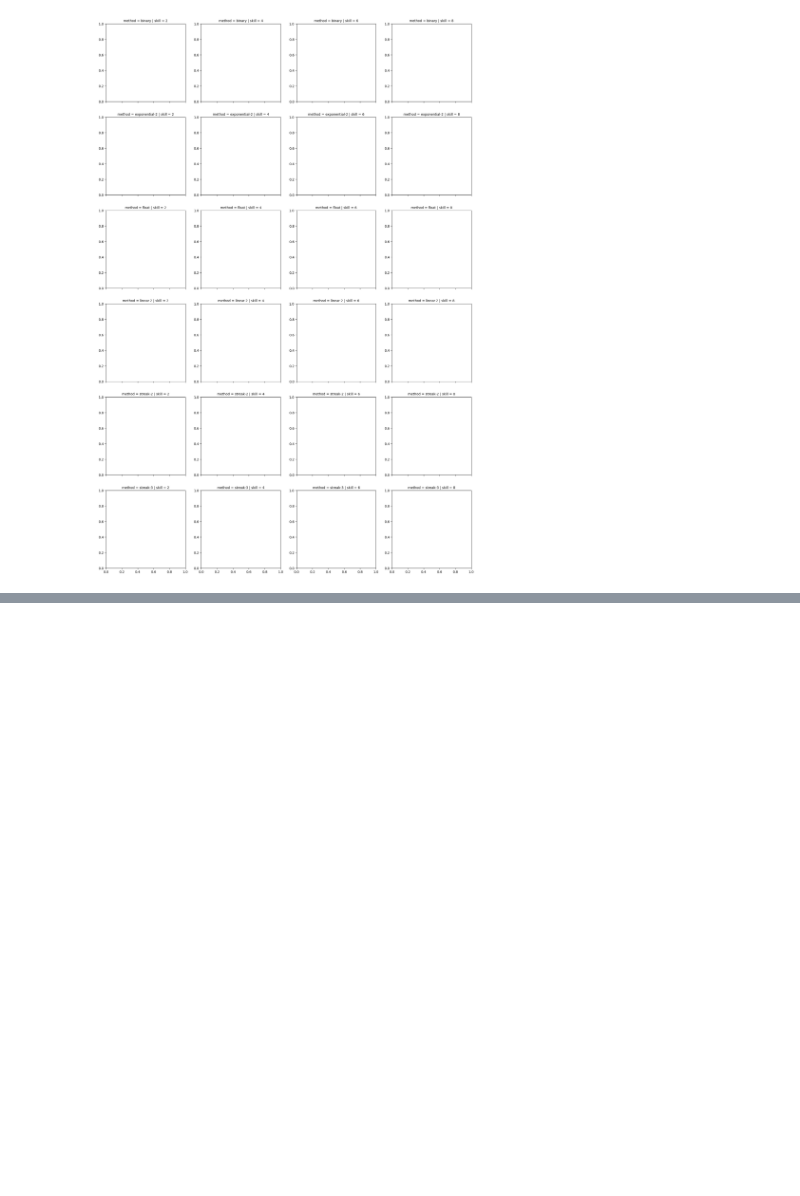
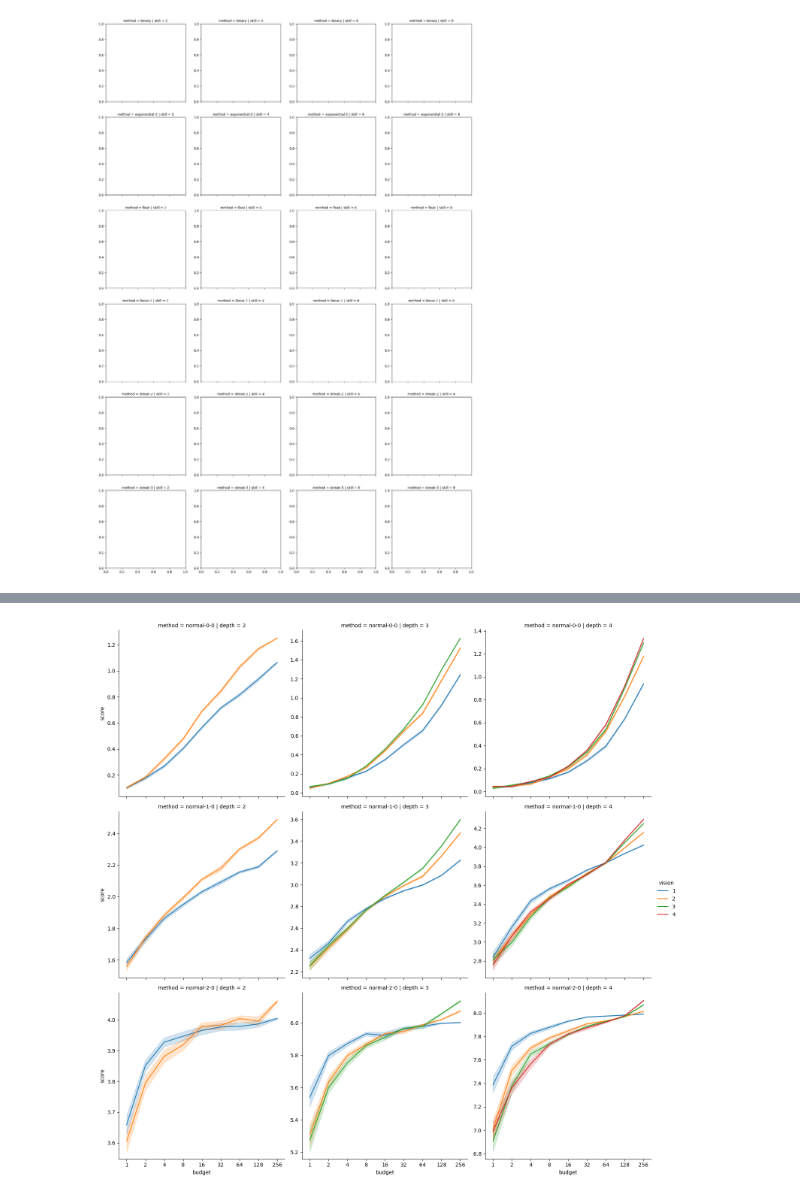
Before and after one commit to saumikn/gymnasium-test, a Jupyter notebook: tree.ipynb, the cells around one changed output, grey strips where cells are left out. Saved outputs shown, nothing was run; the diff lists cells and outputs as text; code cells hidden in the pictures; blank space fills up the shorter version.

```diff
--- a/tree.ipynb
+++ b/tree.ipynb
@@ -101,22 +102,3 @@ for d, df in df13[df13.depth.isin([8,12,16,20])].groupby(['depth',"window"]):
 (12, 12)
 KeyboardInterrupt:
 [figure]
-# %%
-for d, df_ in df15[(df15.lr == 1)].groupby(['lr',"depth"]):
-    print(d)
-    g = sns.relplot(
-        data=df_.astype({"budget": "str", "skill": "str"}),
-        x="budget",
-        y="score",
-        hue="skill",
-        row="method",
-        col="depth",
-        kind="line",
-        errorbar="se",
-        facet_kws={'sharey': False}
-    )
-    display(g.figure)
-    plt.close(g.figure)
-    display(df_.pivot_table(index="budget", columns="skill", values="test").round(3).style.highlight_max(props='font-weight:bold;', axis=1))
-    display(df_.pivot_table(index="budget", columns="skill", values="seed", aggfunc='size'))
-    print("\n" + "="*50 + "\n")
@@ -186,0 +105,61 @@ for d, df_ in df15[(df15.lr == 1)].groupby(['lr',"depth"]):
+# %%
+# skill = 'temp'
+skill = 'vision'
+
+if skill == 'temp':
+    df_ = df[df.temp != 0]
+else:
+    df_ = df[df.temp == 0]
+df_ = df_.astype({"budget": "str", "vision":"str", "temp":"str"})
+
+g = sns.relplot(
+    data=df_,
+    x="budget",
+    y="score",
+    hue=skill,
+    row="method",
+    col="depth",
+    kind="line",
+    errorbar="se",
+    facet_kws={'sharey': False},
+)
+display(g.figure)
+plt.close(g.figure)
+
+methods = list(df_.method.unique())
+
+def color_alternate_columns(row):
+    def get_style(idx, value):
+        style = ''
+        if (idx[0] + methods.index(row.name[0])) % 2 == 0:
+            style += "background-color: #E6F3FF;"
+        else:
+            style += "background-color: #E6FFE6;"
+
+        max_val = max(value_ for idx_, value_ in row.items() if idx_[0] == idx[0])
+        if value == max_val:
+            style += "font-weight: bold;"
+        return style
+
+    colors = [get_style(idx, value) for idx, value in row.items()]
+    return colors
+
+pivoted = df_.pivot_table(index=["method","budget"], columns=["depth", skill], values="test")
+display(pivoted.style.apply(color_alternate_columns, axis=1).format(precision=3))
+
+def color_alternate_columns(row):
+    def get_style(idx, value):
+        style = ''
+        if (idx[0] + methods.index(row.name[0])) % 2 == 0:
+            style += "background-color: #E6F3FF;"
+        else:
+            style += "background-color: #E6FFE6;"
+        return style
+    colors = [get_style(idx, value) for idx, value in row.items()]
+    return colors
+
+
+pivoted = df_.pivot_table(index=["method","budget"], columns=["depth", skill], values="seed", aggfunc=len)
+display(pivoted.style.apply(color_alternate_columns, axis=1).format(precision=0))
+# %% [output]
+[figure, added]
```
Also changed, not shown: parts of 6 cells of this notebook, 3 other files.
